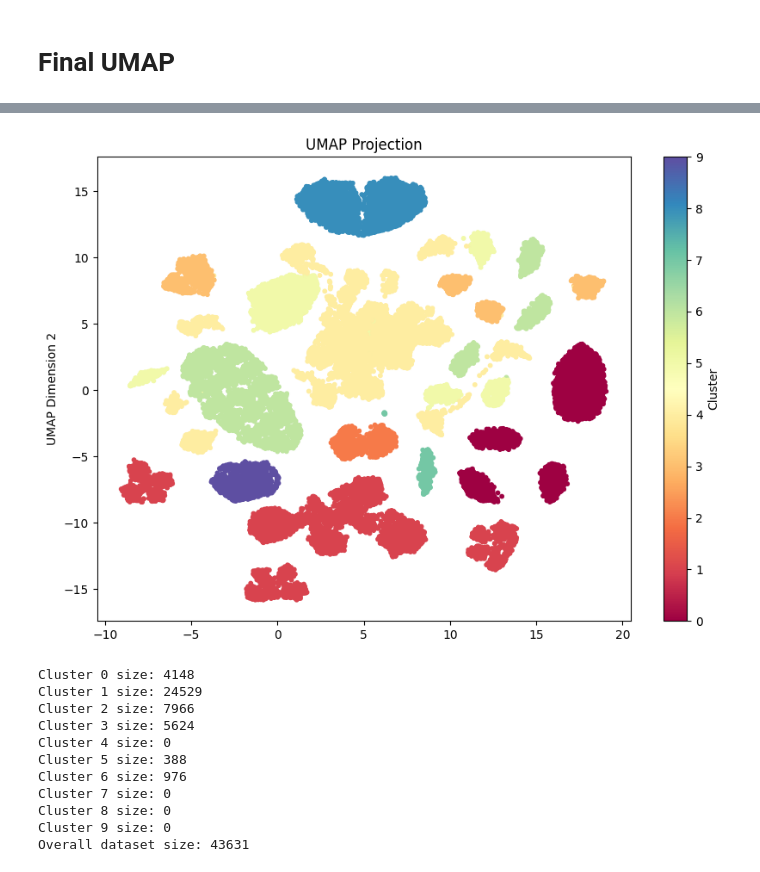
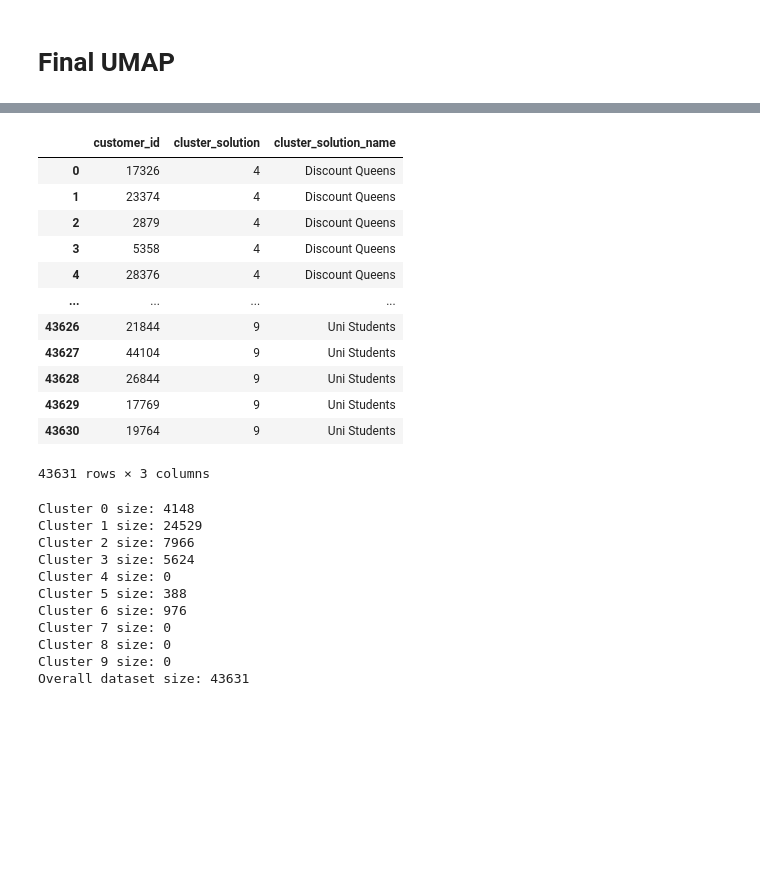
Before and after one commit to mitoma10110/ML2_Project, a Jupyter notebook: main copy.ipynb, the cells around one changed output, grey strips where cells are left out. Cells and saved outputs as stored; diff of their text form; code cells hidden in the pictures; blank space fills up the shorter version.

```diff
--- a/main copy.ipynb
+++ b/main copy.ipynb
@@ -651,2 +675,18 @@ cust_info_final_sc = scaling_imputation(cust_info_final_sc)
+# %%
+solution
+# %% [output]
+|  | customer_id | cluster_solution | cluster_solution_name |
+| 0 | 17326 | 4 | Discount Queens |
+| 1 | 23374 | 4 | Discount Queens |
+| 2 | 2879 | 4 | Discount Queens |
+| 3 | 5358 | 4 | Discount Queens |
+| 4 | 28376 | 4 | Discount Queens |
+| ... | ... | ... | ... |
+| 43626 | 21844 | 9 | Uni Students |
+| 43627 | 44104 | 9 | Uni Students |
+| 43628 | 26844 | 9 | Uni Students |
+| 43629 | 17769 | 9 | Uni Students |
+| 43630 | 19764 | 9 | Uni Students |
+43631 rows × 3 columns
 # %%
 cust_info_final_sc['cluster_solution'] = cust_info_final['cluster_solution']
@@ -680,7 +693,3 @@ def apply_umap2(df, cluster_column):
-# %%
-apply_umap2(cust_info_final_sc, cluster_column='cluster_solution')
-# %% [output]
-[figure, removed]
 # %%
 show_clusters(cust_info_final, 'cluster_solution', list(range(0,10)))
 # %% [output]
```
Also changed, not shown: parts of 19 cells of this notebook, 13 other files.
